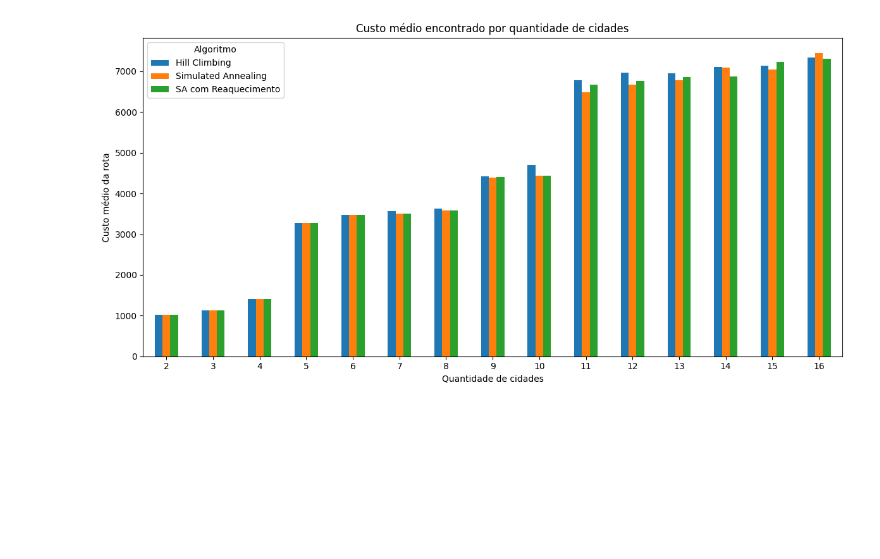
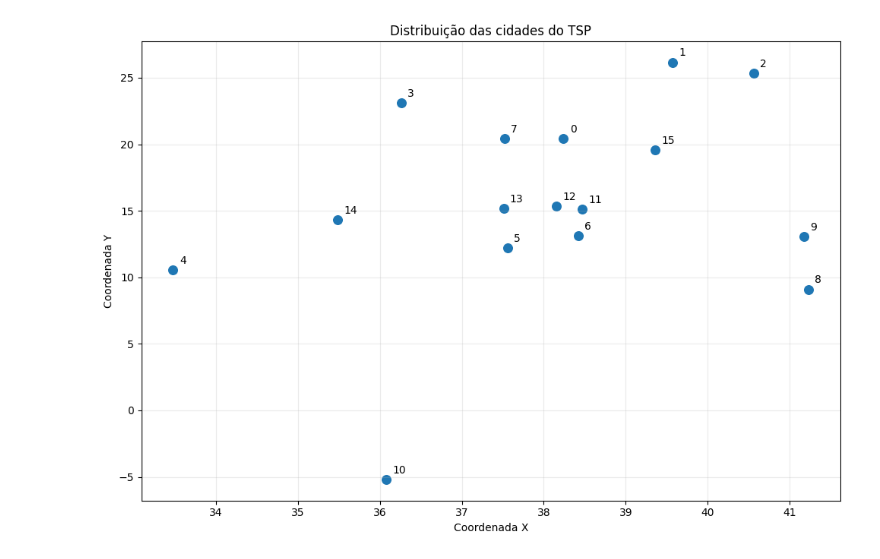
Before and after one commit to Tony38700/projeto-benchmark-buscas, a Jupyter notebook: graficos_resultados_tsp.ipynb, the cells around one changed output. Drawn from its saved outputs; the diff is of its cells as text; code cells hidden in the pictures; blank space fills up the shorter version.

Commit message:
refactor: adicionar mais informações, plotar mapa e mostrar números na vertical

```diff
--- a/graficos_resultados_tsp.ipynb
+++ b/graficos_resultados_tsp.ipynb
@@ -56,35 +43,41 @@ plt.show()
-# %%
-
-ordem_algoritmos = [
-    "Hill Climbing",
-    "Simulated Annealing",
-    "SA com Reaquecimento"
-]
-
-df["algoritmo"] = pd.Categorical(
-    df["algoritmo"],
-    categories=ordem_algoritmos,
-    ordered=True
-)
-
-# Calcula o custo médio encontrado por cada algoritmo
-custo_medio = (
-    df.groupby(["quantidade_cidades", "algoritmo"])["custo"]
-      .mean()
-      .unstack()
-)
-
-ax = custo_medio.plot(
-    kind="bar",
-    figsize=(12, 6)
-)
-
-ax.set_title("Custo médio encontrado por quantidade de cidades")
-ax.set_xlabel("Quantidade de cidades")
-ax.set_ylabel("Custo médio da rota")
-ax.legend(title="Algoritmo")
-plt.xticks(rotation=0)
-plt.tight_layout()
-plt.show()
-# %% [output]
-[figure, removed]
+# %%
+# ============================================================
+# MAPA DAS CIDADES
+# ============================================================
+
+with open(ARQUIVO_TSP, "r", encoding="utf-8") as arquivo:
+    tsp = json.load(arquivo)
+
+coordenadas = tsp.get("coordinates")
+
+if coordenadas is None:
+    print("O arquivo TSP não possui coordenadas para plotagem.")
+else:
+    x = [cidade["x"] for cidade in coordenadas]
+    y = [cidade["y"] for cidade in coordenadas]
+    ids = [cidade.get("id", i) for i, cidade in enumerate(coordenadas)]
+
+    fig, ax = plt.subplots(figsize=(10, 7))
+    ax.scatter(x, y, s=70)
+
+    for cidade_id, cx, cy in zip(ids, x, y):
+        ax.annotate(
+            str(cidade_id),
+            (cx, cy),
+            xytext=(6, 6),
+            textcoords="offset points",
+            fontsize=10
+        )
+
+    ax.set_title("Distribuição das cidades do TSP")
+    ax.set_xlabel("Coordenada X")
+    ax.set_ylabel("Coordenada Y")
+    # Com escala
+    #ax.set_aspect("equal", adjustable="box")
+    # Sem escala
+    ax.set_aspect("auto")
+    ax.grid(True, alpha=0.25)
+    plt.tight_layout()
+    plt.show()
+# %% [output]
+[figure, added]
```
Also changed, not shown: parts of 9 cells of this notebook.
